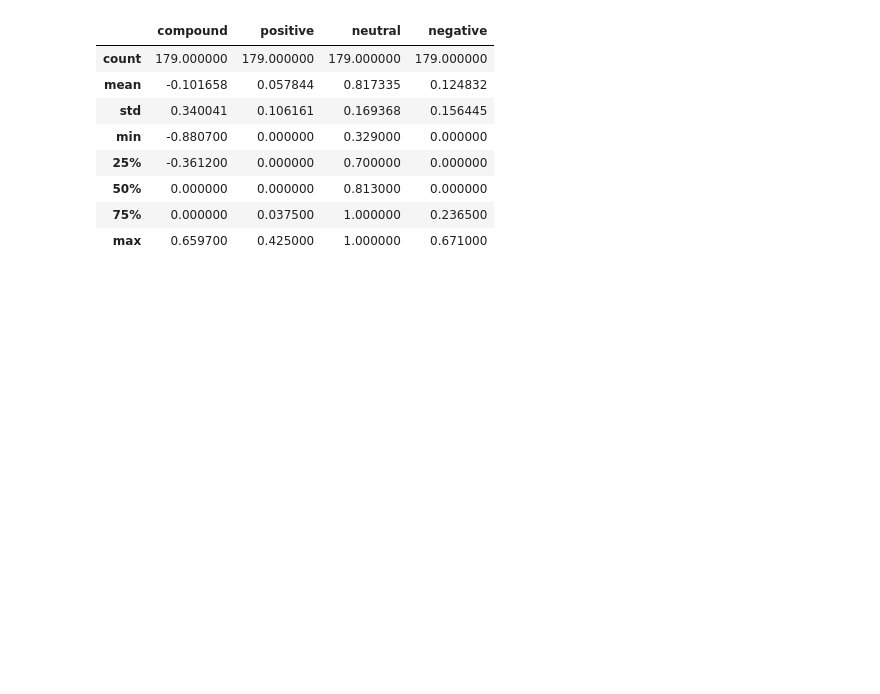
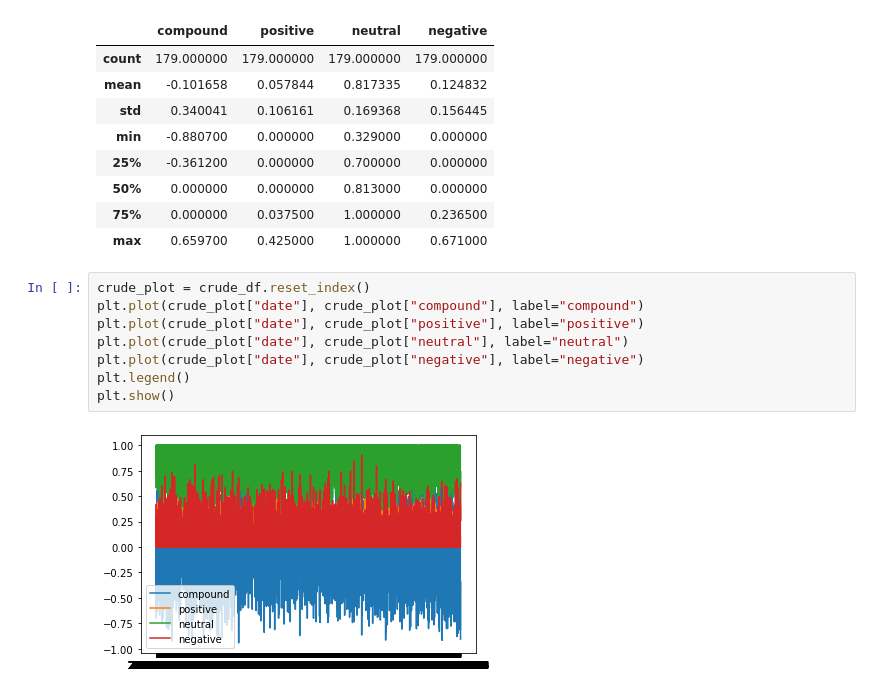
Before and after one commit to GuilleMGN/OilMachineLearning, a Jupyter notebook: crude_sentiment.ipynb, the cells around one changed output. Saved outputs shown, nothing was run; the diff lists cells and outputs as text; blank space fills up the shorter version.

```diff
--- a/crude_sentiment.ipynb
+++ b/crude_sentiment.ipynb
@@ -114,3 +114,13 @@ mean_crude_df.describe()
 | 50% | 0.000000 | 0.000000 | 0.813000 | 0.000000 |
 | 75% | 0.000000 | 0.037500 | 1.000000 | 0.236500 |
 | max | 0.659700 | 0.425000 | 1.000000 | 0.671000 |
+# %%
+crude_plot = crude_df.reset_index()
+plt.plot(crude_plot["date"], crude_plot["compound"], label="compound")
+plt.plot(crude_plot["date"], crude_plot["positive"], label="positive")
+plt.plot(crude_plot["date"], crude_plot["neutral"], label="neutral")
+plt.plot(crude_plot["date"], crude_plot["negative"], label="negative")
+plt.legend()
+plt.show()
+# %% [output]
+[figure, added]
```
Also changed, not shown: parts of 6 cells of this notebook, 3 other files.
